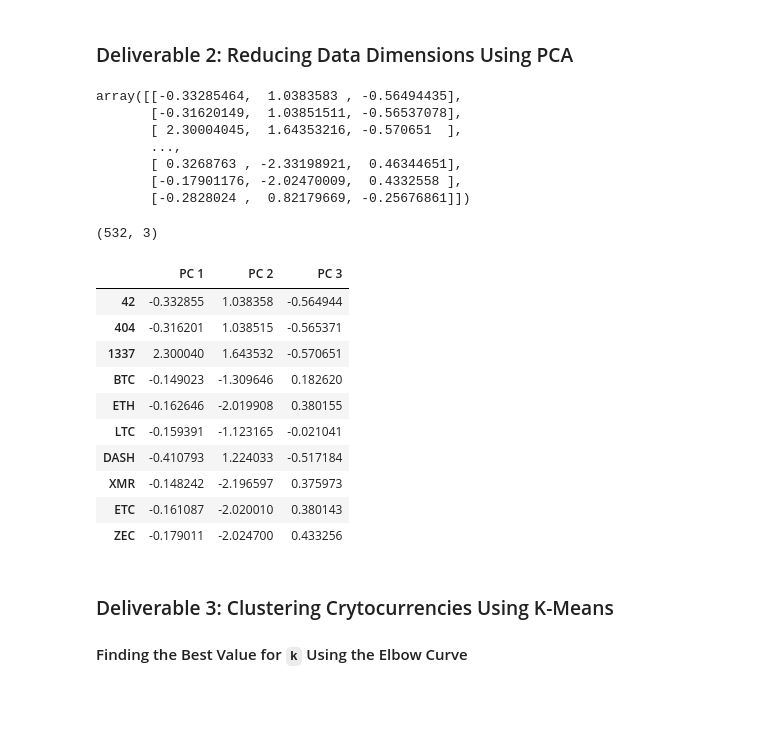
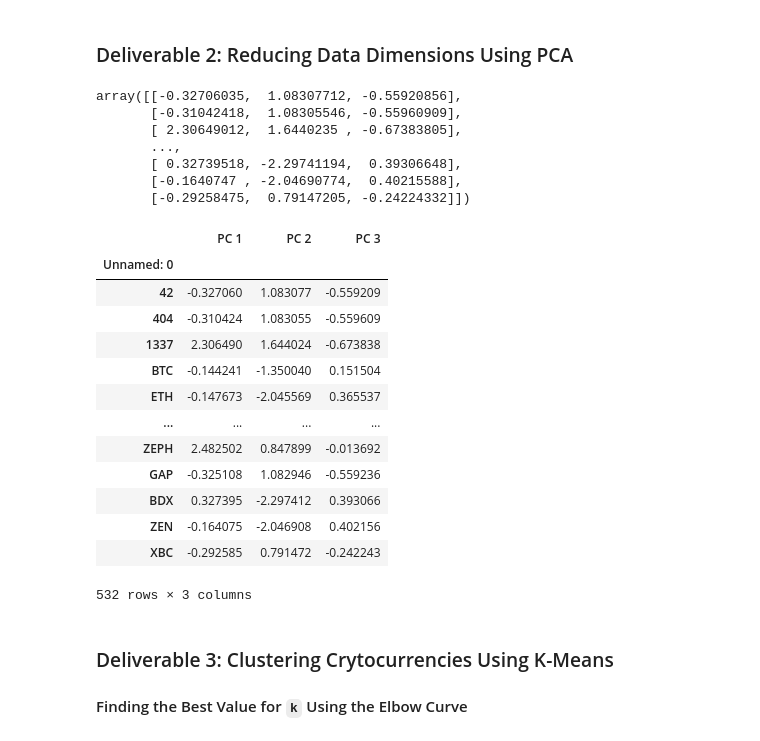
Before and after one commit to jdrobotya/Cryptocurrencies, a Jupyter notebook: crypto_clustering.ipynb, the cells around one changed output. Drawn from its saved outputs; the diff is of its cells as text; code cells hidden in the pictures; blank space fills up the shorter version.

```diff
--- a/crypto_clustering.ipynb
+++ b/crypto_clustering.ipynb
@@ -186,0 +166,3 @@ dtype: object
+# %%
+X_df= X.set_index('Unnamed: 0')
+print(X)
@@ -187,5 +191,5 @@ dtype: object
 # %%
 # Standardize the data with StandardScaler().
-X_Scaler = StandardScaler().fit_transform(X)
-X_Scaler
+X_scaled = StandardScaler().fit_transform(X)
+X_scaled
 # %% [output]
@@ -194,31 +210,37 @@ ValueError: ignored
 ### Deliverable 2: Reducing Data Dimensions Using PCA
 # %%
 # Using PCA to reduce dimension to three principal components.
-# YOUR CODE HERE
+pca = PCA(n_components=3)
+crypto_pca = pca.fit_transform(X_scaled)
+crypto_pca
 # %% [output]
-array([[-0.33285464,  1.0383583 , -0.56494435],
-       [-0.31620149,  1.03851511, -0.56537078],
-       [ 2.30004045,  1.64353216, -0.570651  ],
+array([[-0.32706035,  1.08307712, -0.55920856],
+       [-0.31042418,  1.08305546, -0.55960909],
+       [ 2.30649012,  1.6440235 , -0.67383805],
        ...,
-       [ 0.3268763 , -2.33198921,  0.46344651],
-       [-0.17901176, -2.02470009,  0.4332558 ],
-       [-0.2828024 ,  0.82179669, -0.25676861]])
+       [ 0.32739518, -2.29741194,  0.39306648],
+       [-0.1640747 , -2.04690774,  0.40215588],
+       [-0.29258475,  0.79147205, -0.24224332]])
 # %%
 # Create a DataFrame with the three principal components.
-# YOUR CODE HERE
+pcs_df = pd.DataFrame(crypto_pca,columns=[
+    "PC 1", "PC 2", "PC 3"],index = crypto_df.index)
+pcs_df
 # %% [output]
+|  | PC 1 | PC 2 | PC 3 |
+| Unnamed: 0 |  |  |  |
+| 42 | -0.327060 | 1.083077 | -0.559209 |
+| 404 | -0.310424 | 1.083055 | -0.559609 |
+| 1337 | 2.306490 | 1.644024 | -0.673838 |
+| BTC | -0.144241 | -1.350040 | 0.151504 |
+| ETH | -0.147673 | -2.045569 | 0.365537 |
+| ... | ... | ... | ... |
+| ZEPH | 2.482502 | 0.847899 | -0.013692 |
+| GAP | -0.325108 | 1.082946 | -0.559236 |
+| BDX | 0.327395 | -2.297412 | 0.393066 |
+| ZEN | -0.164075 | -2.046908 | 0.402156 |
+| XBC | -0.292585 | 0.791472 | -0.242243 |
-(532, 3)
+532 rows × 3 columns
-|  | PC 1 | PC 2 | PC 3 |
-| 42 | -0.332855 | 1.038358 | -0.564944 |
-| 404 | -0.316201 | 1.038515 | -0.565371 |
-| 1337 | 2.300040 | 1.643532 | -0.570651 |
-| BTC | -0.149023 | -1.309646 | 0.182620 |
-| ETH | -0.162646 | -2.019908 | 0.380155 |
-| LTC | -0.159391 | -1.123165 | -0.021041 |
-| DASH | -0.410793 | 1.224033 | -0.517184 |
-| XMR | -0.148242 | -2.196597 | 0.375973 |
-| ETC | -0.161087 | -2.020010 | 0.380143 |
-| ZEC | -0.179011 | -2.024700 | 0.433256 |
 # %% [markdown]
 ### Deliverable 3: Clustering Crytocurrencies Using K-Means
 
```
Also changed, not shown: parts of 18 cells of this notebook.
